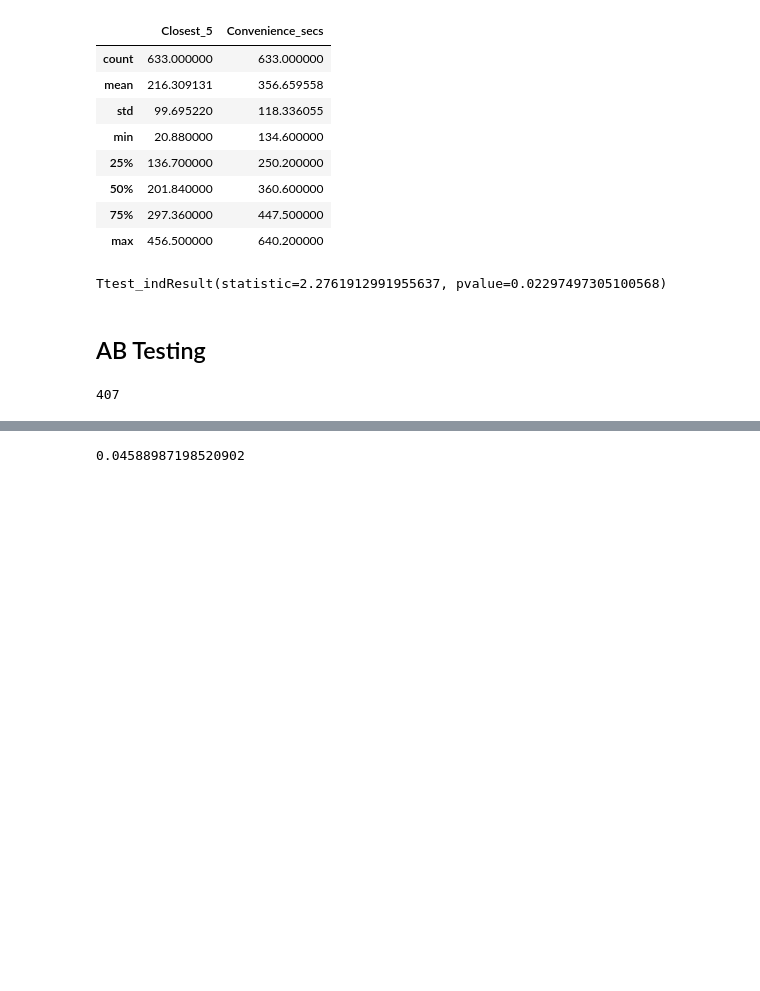
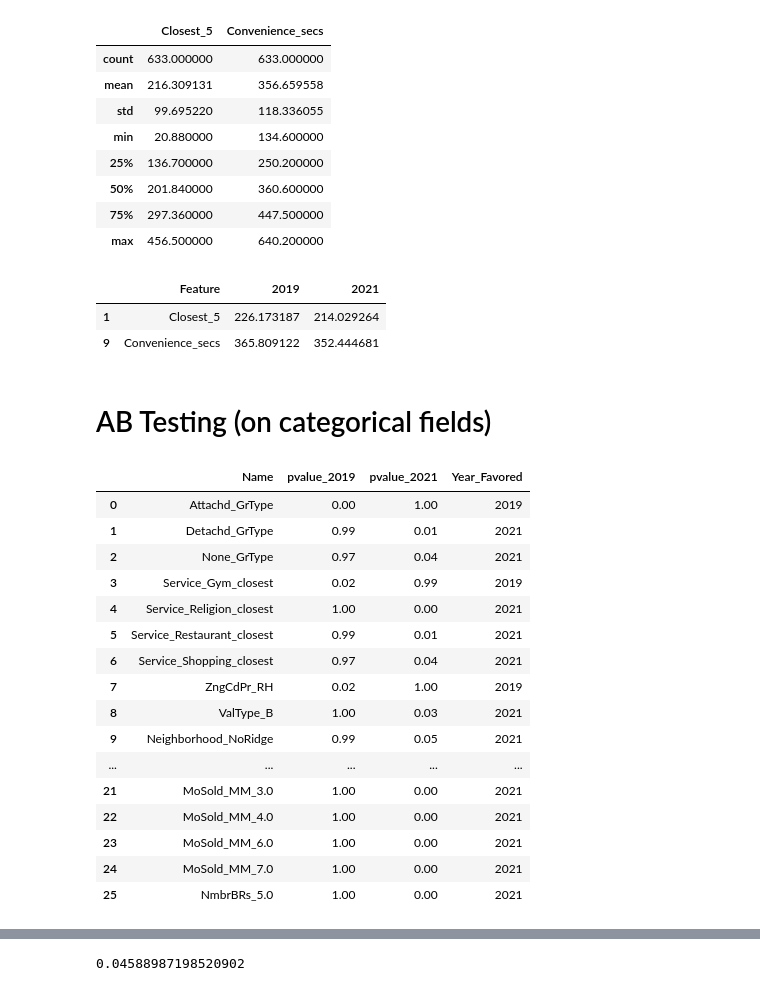
Before and after one commit to lelandjmurrin/Ames_Housing_Project, a Jupyter notebook: Ames_Project_Testing.ipynb, the cells around one changed output, grey strips where cells are left out. Saved outputs shown, nothing was run; the diff lists cells and outputs as text; code cells hidden in the pictures; blank space fills up the shorter version.

```diff
--- a/Ames_Project_Testing.ipynb
+++ b/Ames_Project_Testing.ipynb
@@ -165,11 +144,8 @@ display(df_features_all.query("Year == 2019")[sig_fields].describe(), df_feature
 | 50% | 201.840000 | 360.600000 |
 | 75% | 297.360000 | 447.500000 |
 | max | 456.500000 | 640.200000 |
-# %%
-ttest_ind(df_features_all.query("YrBuilt != 0 and Year == 2019").YrBuilt, df_features_all.query("YrBuilt != 0 and Year == 2021").YrBuilt)
-# %% [output]
-Ttest_indResult(statistic=2.2761912991955637, pvalue=0.02297497305100568)
 # %%
+#Creating final output table for presentation
 (df_features_all
     .pipe(remove_undeveloped_lots, df_house_all)
     .groupby('Year')
@@ -179,6 +155,10 @@ Ttest_indResult(statistic=2.2761912991955637, pvalue=0.02297497305100568)
     .query("level_1 == 'mean'")
     .drop("level_1", axis = 1)
     .set_axis(["Feature", "2019", "2021"], axis = 1)
-).to_csv("Visualizations/Ttest_features_results.csv", index = None)
+)#.to_csv("Visualizations/Ttest_features_results.csv", index = None)
+# %% [output]
+|  | Feature | 2019 | 2021 |
+| 1 | Closest_5 | 226.173187 | 214.029264 |
+| 9 | Convenience_secs | 365.809122 | 352.444681 |
 # %% [markdown]
-## AB Testing
+# AB Testing (on categorical fields)
@@ -188,5 +165 @@ df_house
-# %%
-df_features_all.groupby("Year").Has_Fireplace.value_counts().rename("Counts")[(2019, 0)]
-# %% [output]
-407
 # %%
@@ -232,8 +204,29 @@ df_features_all_dummies = df_features_all.join(df_AB_house_dummies).join(df_hous
 df_AB_final_results = pd.DataFrame([[result[0], result[1][1], result[1][2]] for result in [[f, AB_test(df_features_all_dummies, f)] for f in selected_AB_features] if result[1][1] <= 0.05 or result[1][2] <= 0.05],
                                          columns = ["Name", "pvalue_2019", "pvalue_2021"])
 # %%
+#Determining which year is favored per feature value
 df_AB_Year_Favored = df_AB_final_results.join(df_AB_final_results
                                 .apply(lambda x: 2019 if x.pvalue_2019 < x.pvalue_2021 else 2021, axis = 1)
                                 .rename("Year_Favored")
                             )
+
+df_AB_Year_Favored
+# %% [output]
+|  | Name | pvalue_2019 | pvalue_2021 | Year_Favored |
+| 0 | Attachd_GrType | 0.00 | 1.00 | 2019 |
+| 1 | Detachd_GrType | 0.99 | 0.01 | 2021 |
+| 2 | None_GrType | 0.97 | 0.04 | 2021 |
+| 3 | Service_Gym_closest | 0.02 | 0.99 | 2019 |
+| 4 | Service_Religion_closest | 1.00 | 0.00 | 2021 |
+| 5 | Service_Restaurant_closest | 0.99 | 0.01 | 2021 |
+| 6 | Service_Shopping_closest | 0.97 | 0.04 | 2021 |
+| 7 | ZngCdPr_RH | 0.02 | 1.00 | 2019 |
+| 8 | ValType_B | 1.00 | 0.03 | 2021 |
+| 9 | Neighborhood_NoRidge | 0.99 | 0.05 | 2021 |
+| ... | ... | ... | ... | ... |
+| 21 | MoSold_MM_3.0 | 1.00 | 0.00 | 2021 |
+| 22 | MoSold_MM_4.0 | 1.00 | 0.00 | 2021 |
+| 23 | MoSold_MM_6.0 | 1.00 | 0.00 | 2021 |
+| 24 | MoSold_MM_7.0 | 1.00 | 0.00 | 2021 |
+| 25 | NmbrBRs_5.0 | 1.00 | 0.00 | 2021 |
 # %%
```
Also changed, not shown: parts of 30 cells of this notebook, 4 other files.
